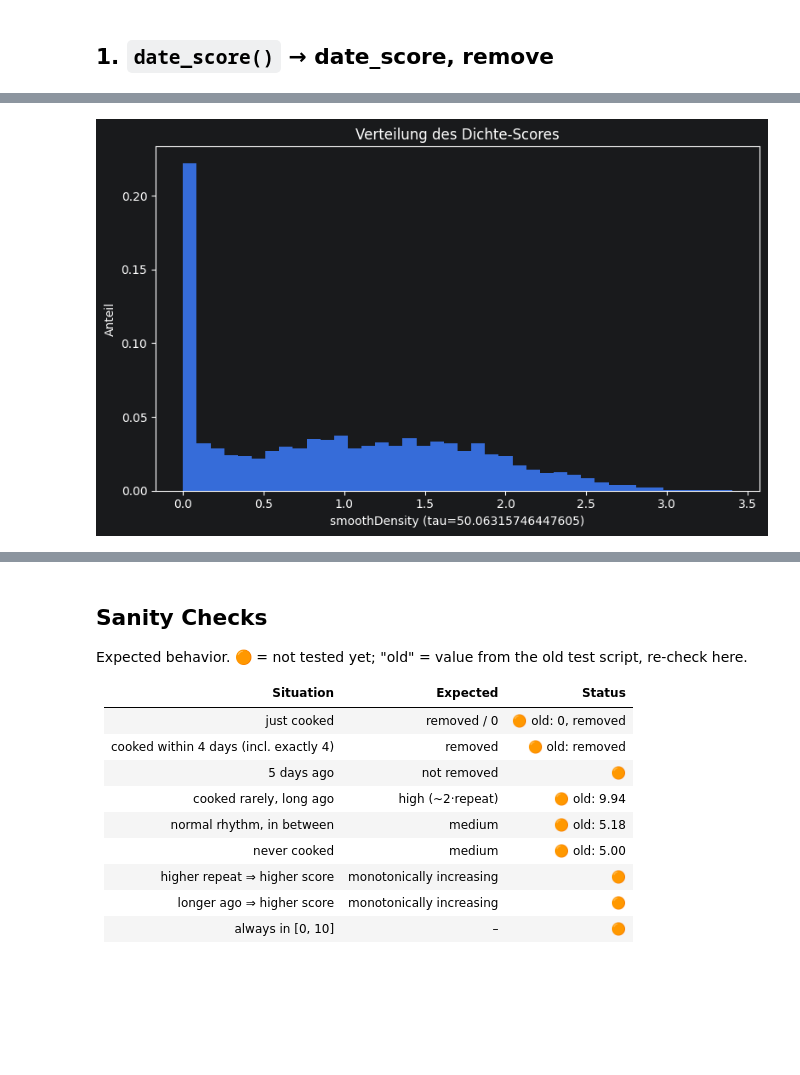
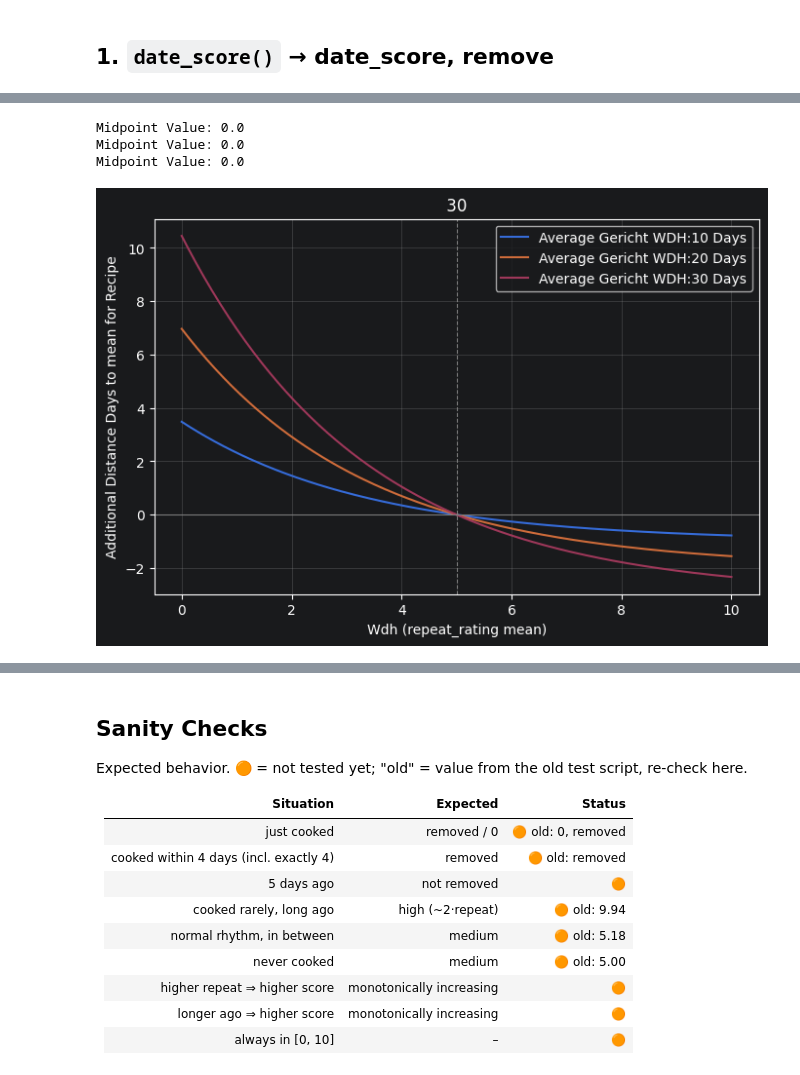
Before and after one commit to FunPhantasie/SmartFood, a Jupyter notebook: docs/Testing/date_score.ipynb, the cells around one changed output, grey strips where cells are left out. Saved outputs shown, nothing was run; the diff lists cells and outputs as text; code cells hidden in the pictures; blank space fills up the shorter version.

```diff
--- a/docs/Testing/date_score.ipynb
+++ b/docs/Testing/date_score.ipynb
@@ -46,22 +40,29 @@ plt.show()
 # %%
-rng = np.random.default_rng(0)
-ergebnisse = []
-for _ in range(5000):
-    n = rng.integers(1, 6)                         # 1 bis 5 Daten
-    tage = rng.integers(0, 180, n)                 # zufällig in 6 Monaten
-    dates = pd.Timestamp("2026-01-01") + pd.to_timedelta(tage, unit="D")
-    ergebnisse.append(smoothDensity(dates, tau=tau))
-plt.figure(figsize=(8, 5))
-ergebnisse = np.array(ergebnisse)
-# Score, ab dem ein bestimmter Faktor erreicht wird
-
-
-plt.hist(ergebnisse, bins=40, weights=np.ones_like(ergebnisse) / len(ergebnisse))
-plt.xlabel(f"smoothDensity (tau={tau})")
-plt.ylabel("Anteil")
-plt.title("Verteilung des Dichte-Scores")
-plt.tight_layout()
-plt.show()
+steepnes=0.3
+Max_REWARD = 0.9       # Wdh 0-10: hier keine Verschiebung
+mean_durchgang = MAX_SCORE/2+ np.log(1-Max_REWARD)/  steepnes         # Mean bei HAlf SCoRE 5
+def repeat_weight(repeat,mean_repeat):
+    """Wdh 0-10 -> Anteil der Verschiebung in (-1, 1): 5 -> 0, 10 -> ~-1 (frueher), 0 -> ~+1 (spaeter)."""
+    return mean_repeat*np.exp( -(np.asarray(repeat, dtype=float)-mean_durchgang) * steepnes)+mean_repeat*Max_REWARD-mean_repeat
-# %% [output]
-[figure, removed]
+# %%
+repeats = np.linspace(0, 10, 201)
+mean_repeats=[10,20,30] #Wie Oft Gericht im Mean Gekocht Wurde
+
+fig, ax = plt.subplots(figsize=(8, 5))
+for mean_repeat in mean_repeats:
+    y=repeat_weight(repeats,mean_repeat=mean_repeat)
+    ax.plot(repeats, y,label=f"Average Gericht WDH:{mean_repeat} Days")
+    print(f"Midpoint Value: {repeat_weight(5,mean_repeat=mean_repeat)}")
+ax.axhline(0, color="gray", lw=0.8)
+ax.axvline(MAX_SCORE/2, color="gray", lw=0.8, ls="--")
+ax.set_xlabel("Wdh (repeat_rating mean)")
+ax.set_ylabel("Additional Distance Days to mean for Recipe")
+ax.set_title(f" {mean_repeat} ")
+ax.legend()
+ax.grid(alpha=0.3)
+# %% [output]
+Midpoint Value: 0.0
+Midpoint Value: 0.0
+Midpoint Value: 0.0
+[figure, added]
 # %%
```
Also changed, not shown: parts of 7 cells of this notebook.
